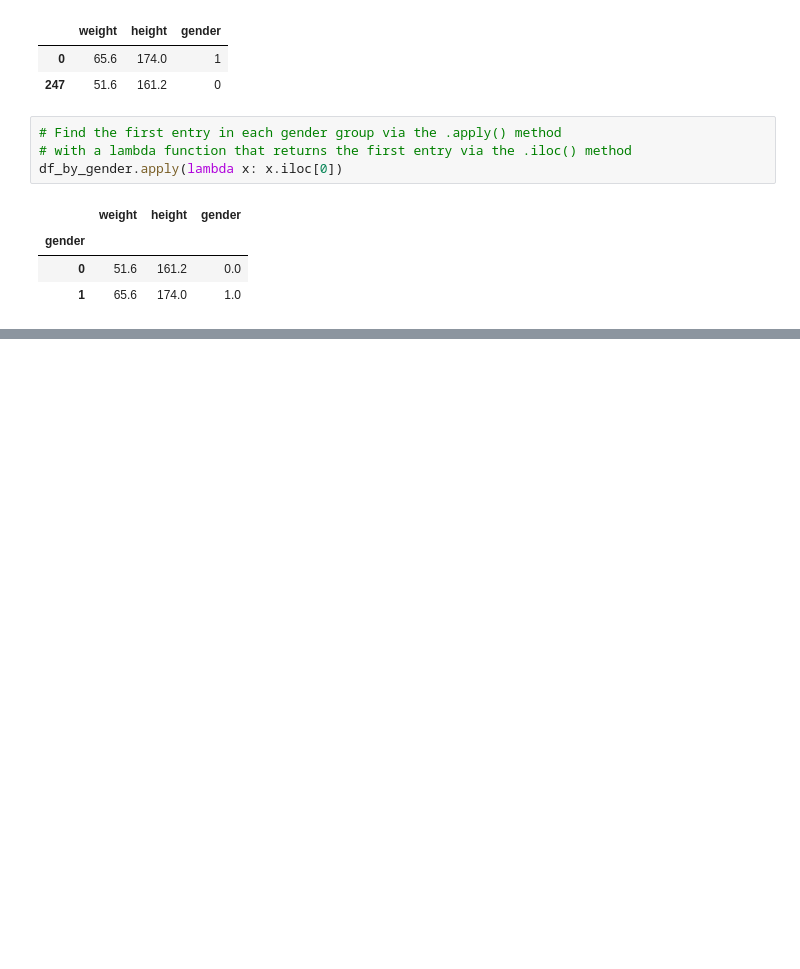
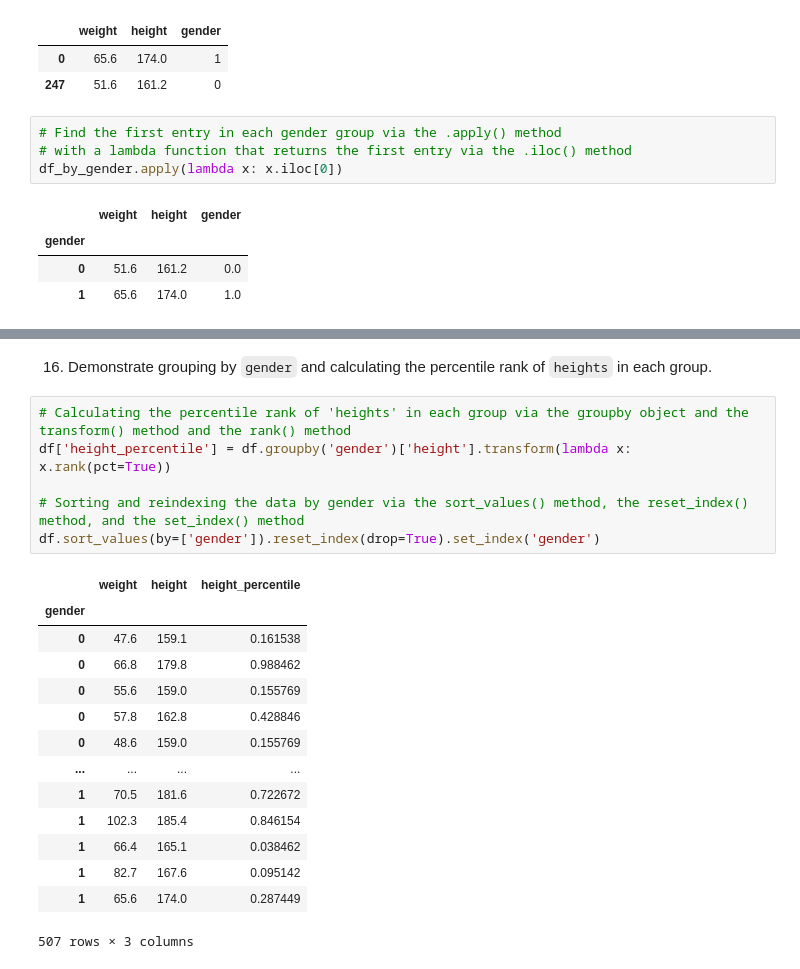
Before and after one commit to jordanriver/DScourse, a Jupyter notebook: Homework/week6_ex_groupby_jordan.ipynb, the cells around one changed output, grey strips where cells are left out. Cells and saved outputs as stored; diff of their text form; blank space fills up the shorter version.

Commit message:
Update week6_ex_groupby_jordan.ipynb #2 10.11.2023

```diff
--- a/Homework/week6_ex_groupby_jordan.ipynb
+++ b/Homework/week6_ex_groupby_jordan.ipynb
@@ -146,0 +258,23 @@ df_by_gender.apply(lambda x: x.iloc[0])
+# %% [markdown]
+16. Demonstrate grouping by `gender` and calculating the percentile rank of `heights` in each group.
+# %%
+# Calculating the percentile rank of 'heights' in each group via the groupby object and the transform() method and the rank() method
+df['height_percentile'] = df.groupby('gender')['height'].transform(lambda x: x.rank(pct=True))
+
+# Sorting and reindexing the data by gender via the sort_values() method, the reset_index() method, and the set_index() method
+df.sort_values(by=['gender']).reset_index(drop=True).set_index('gender')
+# %% [output]
+|  | weight | height | height_percentile |
+| gender |  |  |  |
+| 0 | 47.6 | 159.1 | 0.161538 |
+| 0 | 66.8 | 179.8 | 0.988462 |
+| 0 | 55.6 | 159.0 | 0.155769 |
+| 0 | 57.8 | 162.8 | 0.428846 |
+| 0 | 48.6 | 159.0 | 0.155769 |
+| ... | ... | ... | ... |
+| 1 | 70.5 | 181.6 | 0.722672 |
+| 1 | 102.3 | 185.4 | 0.846154 |
+| 1 | 66.4 | 165.1 | 0.038462 |
+| 1 | 82.7 | 167.6 | 0.095142 |
+| 1 | 65.6 | 174.0 | 0.287449 |
+507 rows × 3 columns
```
Also changed, not shown: parts of 29 cells of this notebook.
